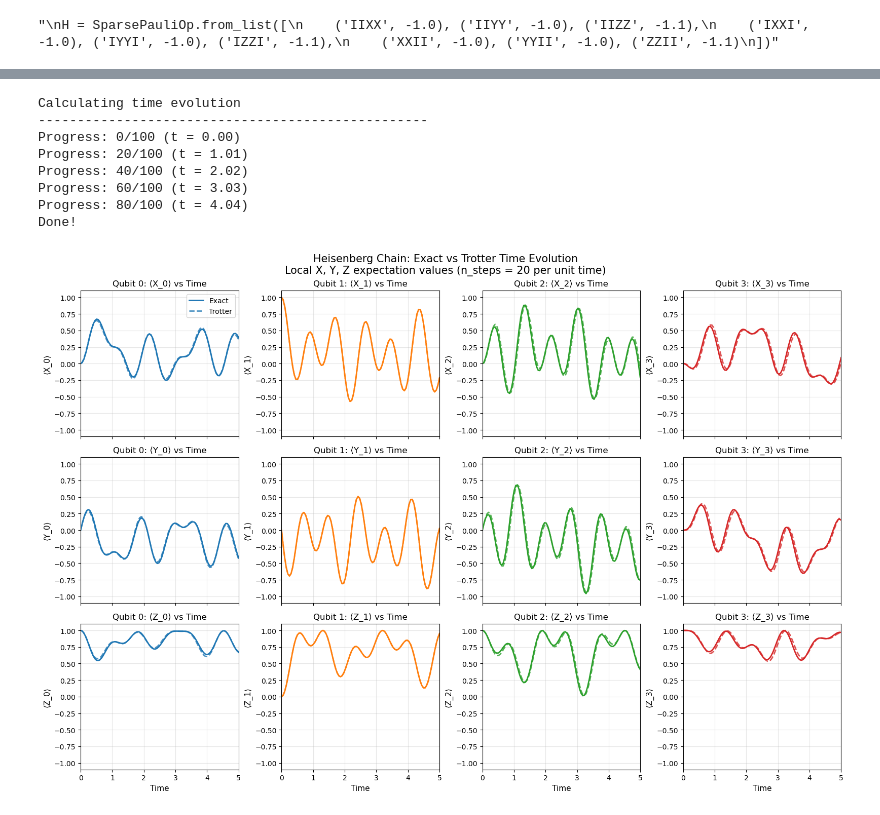
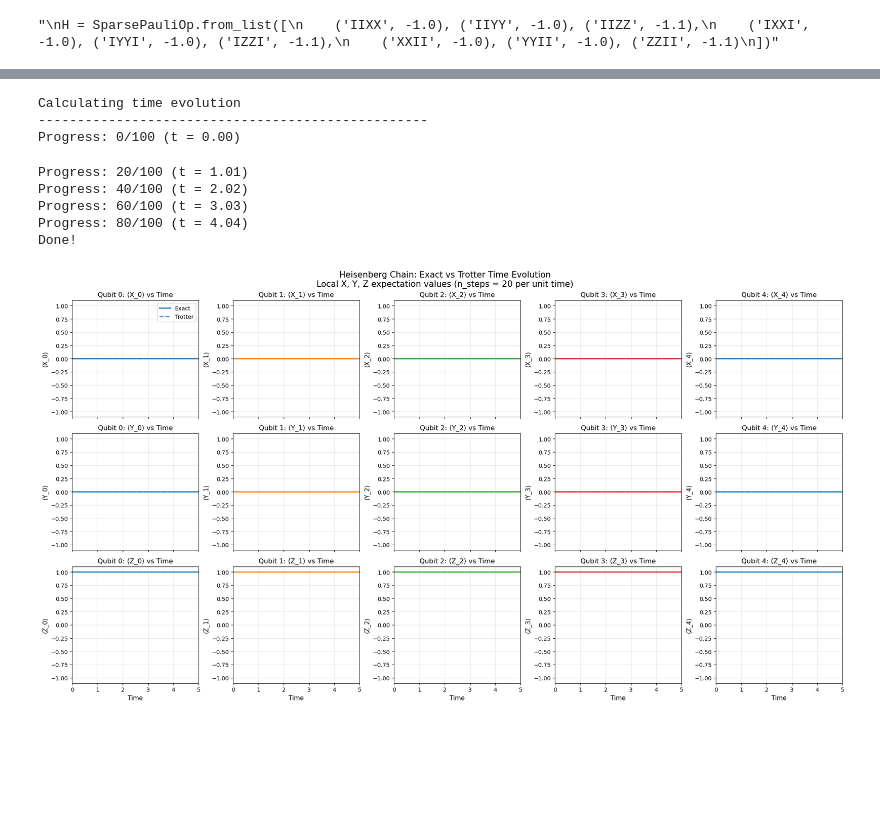
Before and after one commit to laramt04/Time-Evolution-QC-Project, a Jupyter notebook: trotter_method.ipynb, the cells around one changed output, grey strips where cells are left out. Saved outputs shown, nothing was run; the diff lists cells and outputs as text; code cells hidden in the pictures; blank space fills up the shorter version.

```diff
--- a/trotter_method.ipynb
+++ b/trotter_method.ipynb
@@ -45,7 +45,7 @@ def hamiltonian1(L, Jz):
 
 Jz = 1.1 #can vary
 
-a = 4 #THIS IS L
+a = 5 #THIS IS L
 
 def initialise(Jz, a):
     """
@@ -203,7 +203,6 @@ qc_init = QuantumCircuit(num_qubits)
 
 # start from |0000>
 # rotate the middle qubit into the x-y plane
-qc_init.ry(np.pi/2, num_qubits // 2)
 
 initial_state = Statevector.from_instruction(qc_init).data
 
@@ -325,39 +324,39 @@ for row, obs_label in enumerate(row_labels):
             color=colors[i % len(colors)],
             linestyle='--',
             linewidth=2,
             alpha=0.8
         )
 
         ax.set_title(f'Qubit {i}: ⟨{obs_label}_{i}⟩ vs Time', fontsize=12)
         ax.set_ylabel(f'⟨{obs_label}_{i}⟩', fontsize=11)
         ax.grid(True, alpha=0.3)
         ax.set_xlim([0, t_max])
         ax.set_ylim([-1.1, 1.1])
 
         if row == 2:
             ax.set_xlabel('Time', fontsize=11)
 
         if row == 0 and i == 0:
             ax.legend(fontsize=10)
 
 plt.suptitle(
     'Heisenberg Chain: Exact vs Trotter Time Evolution\n'
     f'Local X, Y, Z expectation values (n_steps = {n_steps_per_unit_time} per unit time)',
     fontsize=15
 )
 plt.tight_layout()
 plt.savefig('trotter_vs_exact_xyz.png', dpi=150, bbox_inches='tight')
 plt.show()
 # %% [output]
 Calculating time evolution
 --------------------------------------------------
 Progress: 0/100 (t = 0.00)
-Progress: 20/100 (t = 1.01)
-Progress: 40/100 (t = 2.02)
-Progress: 60/100 (t = 3.03)
-Progress: 80/100 (t = 4.04)
-Done!
+Progress: 20/100 (t = 1.01)
+Progress: 40/100 (t = 2.02)
+Progress: 60/100 (t = 3.03)
+Progress: 80/100 (t = 4.04)
+Done!
-[figure, old version]
+[figure, new version]
 # %%
 # =============================================================================
 # Additional Plot: all X_i, all Y_i, all Z_i on 3 separate subplots
```
Also changed, not shown: parts of 3 cells of this notebook.
